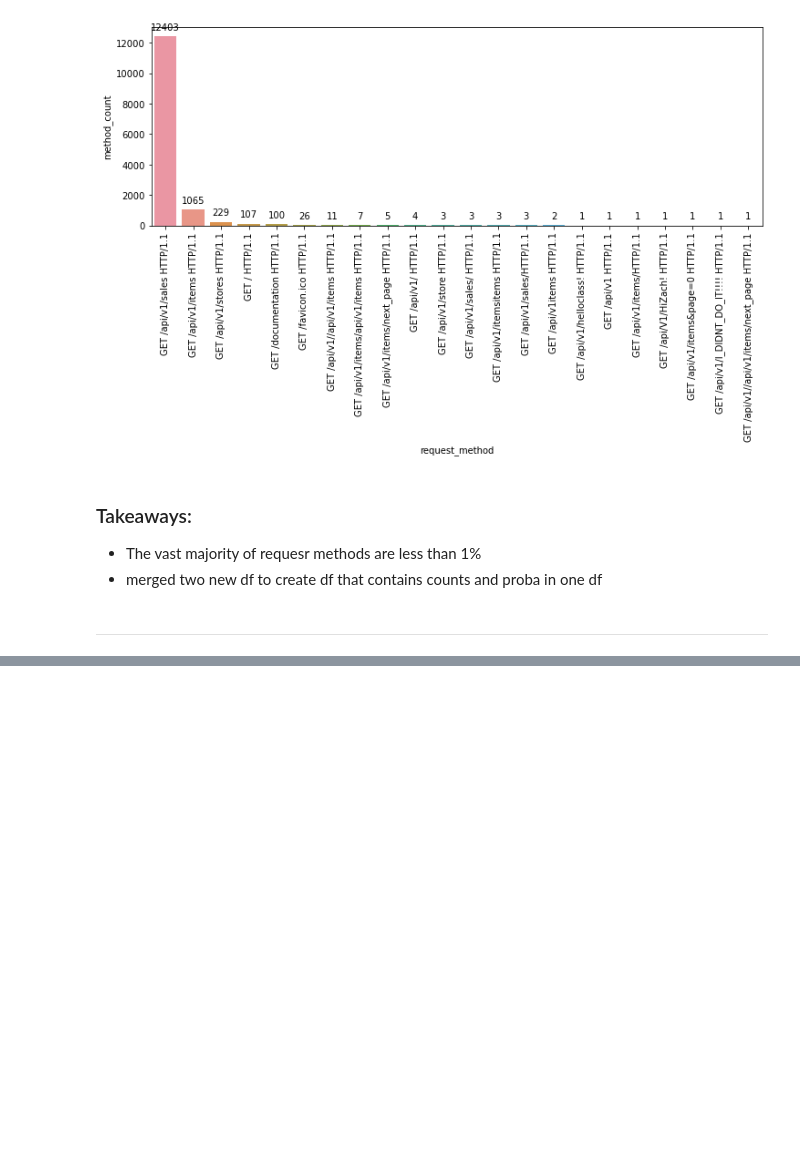
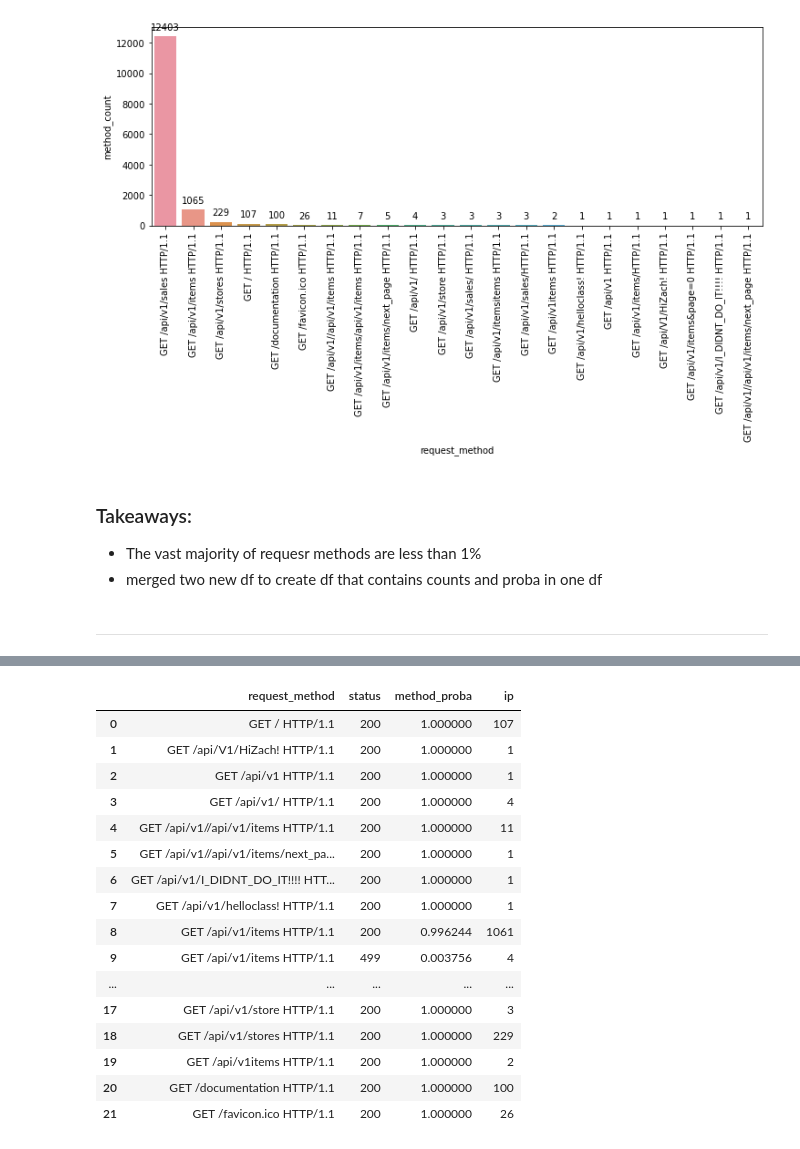
Before and after one commit to natasharivers/anomaly-detection-exercises, a Jupyter notebook: discrete_anomaly_detection.ipynb, the cells around one changed output, grey strips where cells are left out. Saved outputs shown, nothing was run; the diff lists cells and outputs as text; code cells hidden in the pictures; blank space fills up the shorter version.

```diff
--- a/discrete_anomaly_detection.ipynb
+++ b/discrete_anomaly_detection.ipynb
@@ -317,0 +324,5 @@ for p in splot.patches:
+# %%
+#human based split
+#new data points came in
+#train is those new data points
+train = df.loc['2019-04-16 19:34:42':'2019-04-17 12:55:14']
@@ -317,0 +465,28 @@ for p in splot.patches:
+# %%
+# calculate count for each combination of ip and status
+method_status_count = pd.DataFrame(train.groupby(['request_method', 'status'])['ip'].\
+                              count().reset_index().\
+                              rename(columns={'ip_status_count' : 'request_method'}))
+
+# merge ip_status_count with status_given_ip dataframe
+
+method_status = status_given_method.merge(method_status_count)
+method_status
+# %% [output]
+|  | request_method | status | method_proba | ip |
+| 0 | GET / HTTP/1.1 | 200 | 1.000000 | 107 |
+| 1 | GET /api/V1/HiZach! HTTP/1.1 | 200 | 1.000000 | 1 |
+| 2 | GET /api/v1 HTTP/1.1 | 200 | 1.000000 | 1 |
+| 3 | GET /api/v1/ HTTP/1.1 | 200 | 1.000000 | 4 |
+| 4 | GET /api/v1//api/v1/items HTTP/1.1 | 200 | 1.000000 | 11 |
+| 5 | GET /api/v1//api/v1/items/next_pa... | 200 | 1.000000 | 1 |
+| 6 | GET /api/v1/I_DIDNT_DO_IT!!!! HTT... | 200 | 1.000000 | 1 |
+| 7 | GET /api/v1/helloclass! HTTP/1.1 | 200 | 1.000000 | 1 |
+| 8 | GET /api/v1/items HTTP/1.1 | 200 | 0.996244 | 1061 |
+| 9 | GET /api/v1/items HTTP/1.1 | 499 | 0.003756 | 4 |
+| ... | ... | ... | ... | ... |
+| 17 | GET /api/v1/store HTTP/1.1 | 200 | 1.000000 | 3 |
+| 18 | GET /api/v1/stores HTTP/1.1 | 200 | 1.000000 | 229 |
+| 19 | GET /api/v1items HTTP/1.1 | 200 | 1.000000 | 2 |
+| 20 | GET /documentation HTTP/1.1 | 200 | 1.000000 | 100 |
+| 21 | GET /favicon.ico HTTP/1.1 | 200 | 1.000000 | 26 |
```
Also changed, not shown: parts of 15 cells of this notebook.
